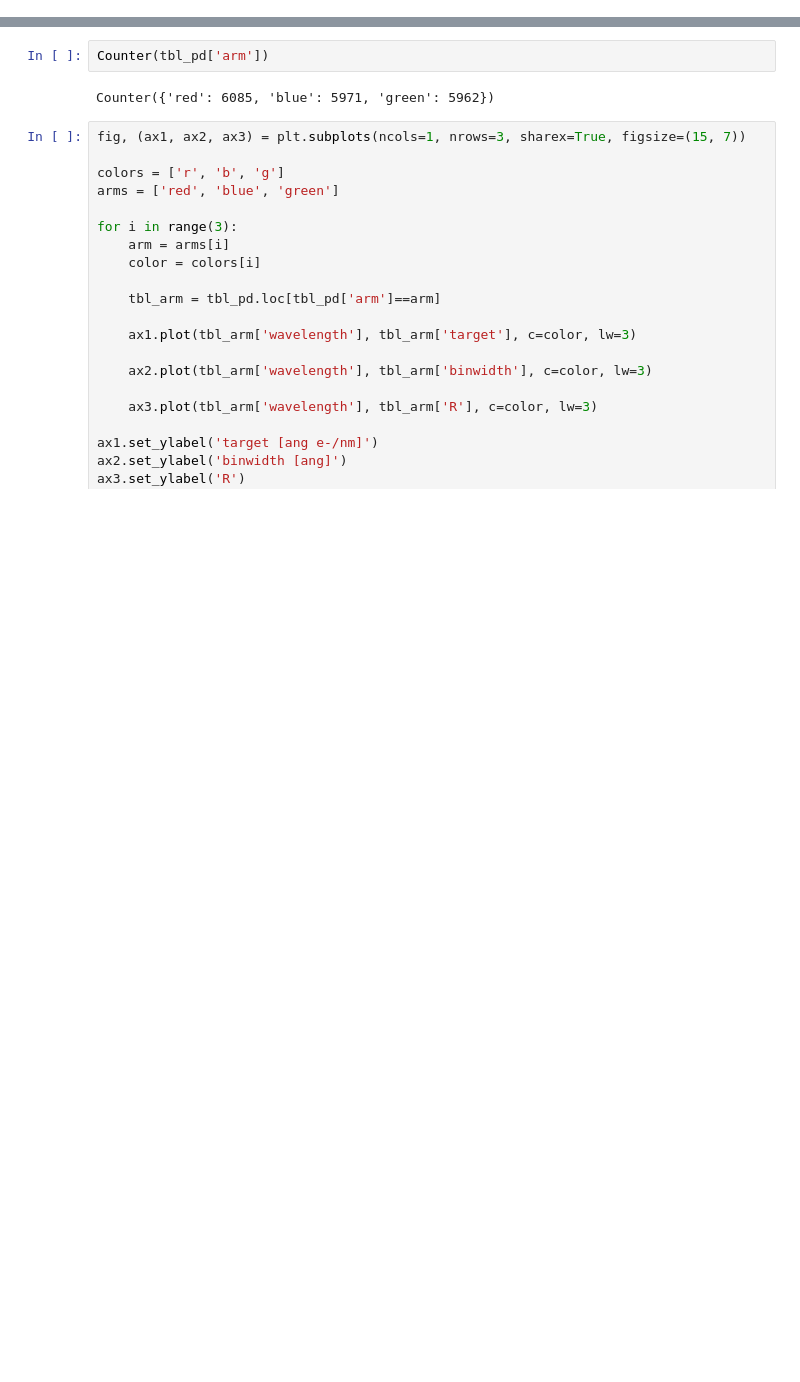
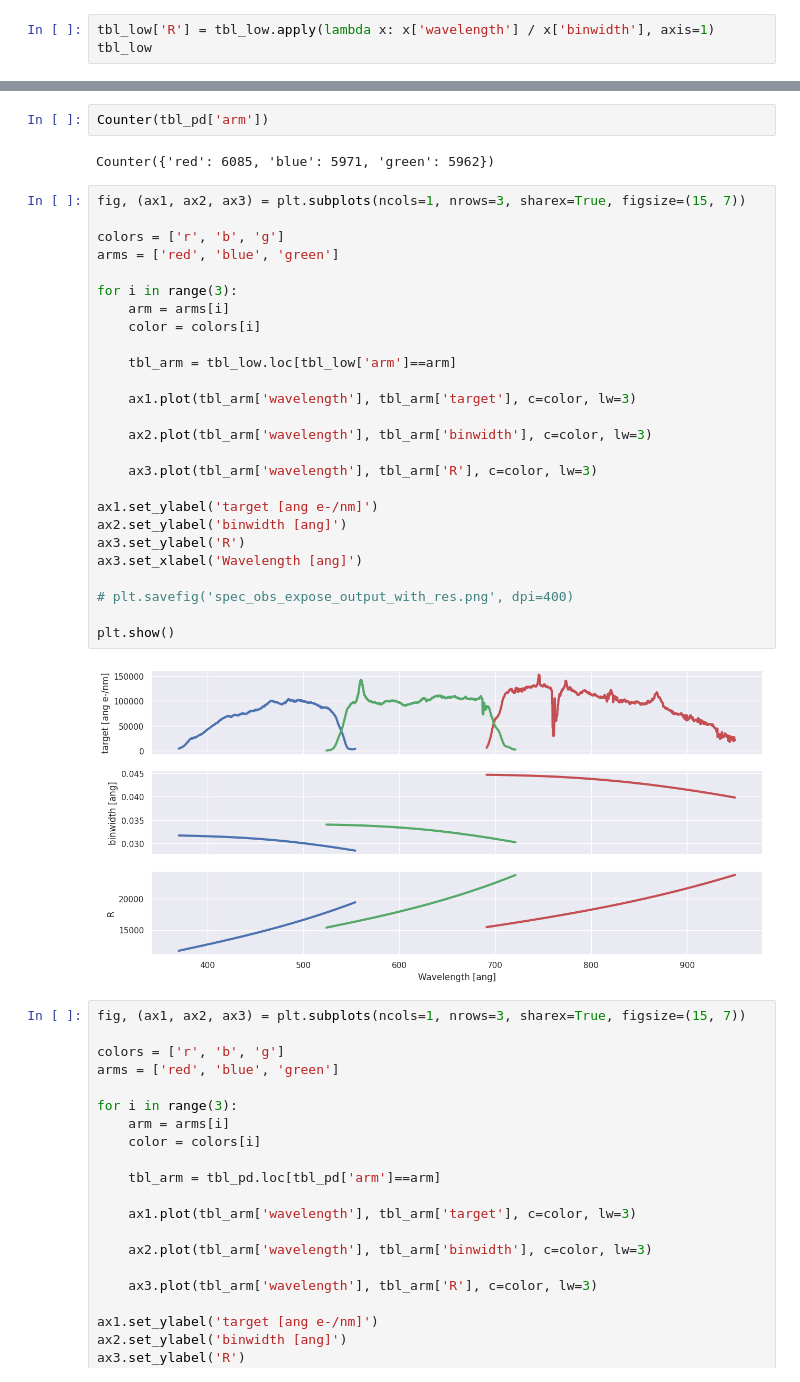
Before and after one commit to NicoGalvarino/simpaqs, a Jupyter notebook: test_ETC.ipynb, the cells around one changed output, grey strips where cells are left out. Drawn from its saved outputs; the diff is of its cells as text; blank space fills up the shorter version.

```diff
--- a/test_ETC.ipynb
+++ b/test_ETC.ipynb
@@ -138,3 +149,6 @@ R_etc
 # %% [output]
 array([49555.85781499, 49558.21721209, 49560.57684313, ...,
        67508.38539297, 67512.36688133, 67516.34864593])
+# %%
+tbl_low['R'] = tbl_low.apply(lambda x: x['wavelength'] / x['binwidth'], axis=1)
+tbl_low
@@ -167,6 +195,34 @@ Text(0.5, 0, 'R')
 Counter(tbl_pd['arm'])
 # %% [output]
 Counter({'red': 6085, 'blue': 5971, 'green': 5962})
+# %%
+fig, (ax1, ax2, ax3) = plt.subplots(ncols=1, nrows=3, sharex=True, figsize=(15, 7))
+
+colors = ['r', 'b', 'g']
+arms = ['red', 'blue', 'green']
+
+for i in range(3):
+    arm = arms[i]
+    color = colors[i]
+
+    tbl_arm = tbl_low.loc[tbl_low['arm']==arm]
+
+    ax1.plot(tbl_arm['wavelength'], tbl_arm['target'], c=color, lw=3)
+
+    ax2.plot(tbl_arm['wavelength'], tbl_arm['binwidth'], c=color, lw=3)
+
+    ax3.plot(tbl_arm['wavelength'], tbl_arm['R'], c=color, lw=3)
+
+ax1.set_ylabel('target [ang e-/nm]')
+ax2.set_ylabel('binwidth [ang]')
+ax3.set_ylabel('R')
+ax3.set_xlabel('Wavelength [ang]')
+
+# plt.savefig('spec_obs_expose_output_with_res.png', dpi=400)
+
+plt.show()
+# %% [output]
+[figure, added]
 # %%
 fig, (ax1, ax2, ax3) = plt.subplots(ncols=1, nrows=3, sharex=True, figsize=(15, 7))
 
```
Also changed, not shown: parts of 6 cells of this notebook.
